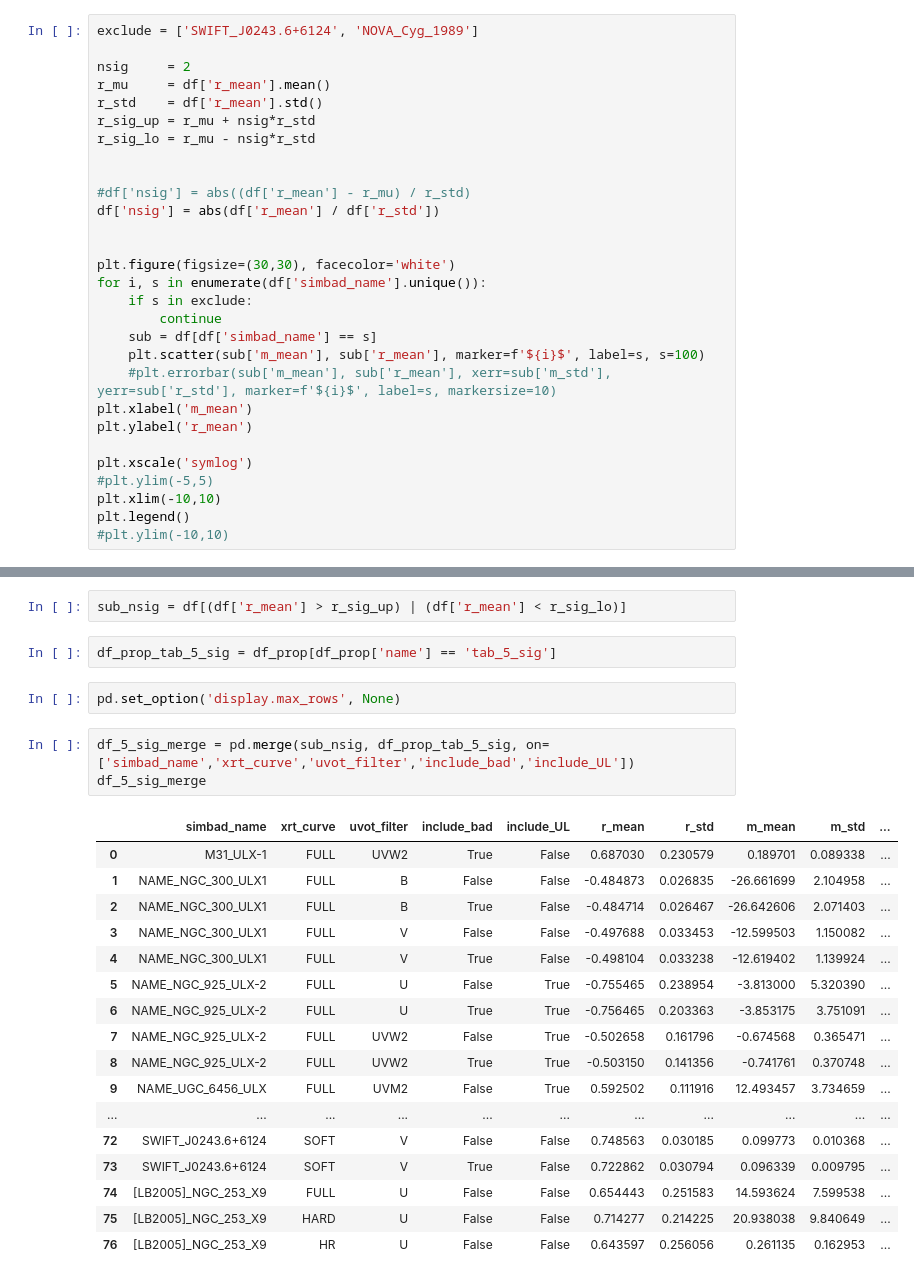
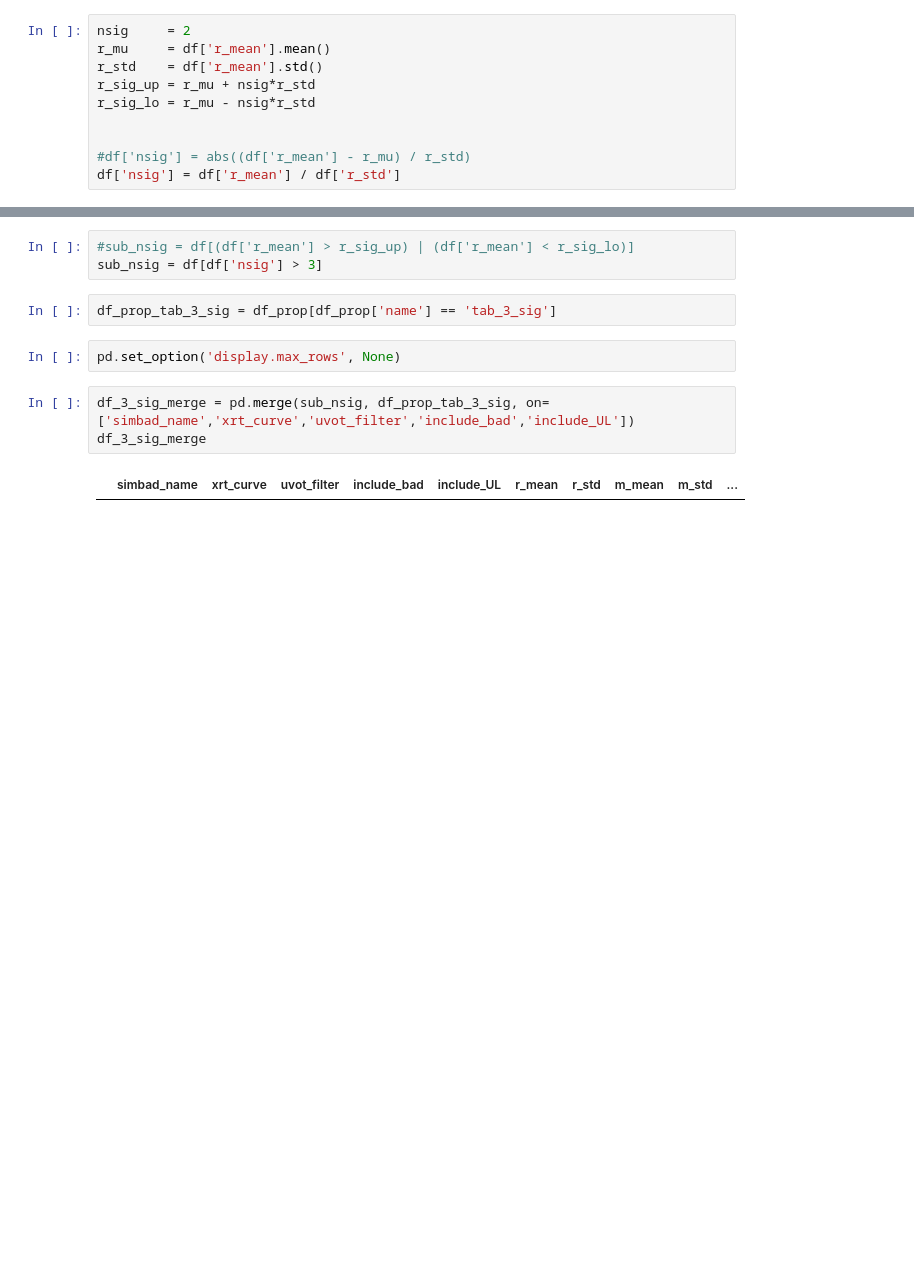
Before and after one commit to nx1/anticorr_data, a Jupyter notebook: notebooks/table_join_corr_mc_values_v2.ipynb, the cells around one changed output, grey strips where cells are left out. Drawn from its saved outputs; the diff is of its cells as text; blank space fills up the shorter version.

```diff
--- a/notebooks/table_join_corr_mc_values_v2.ipynb
+++ b/notebooks/table_join_corr_mc_values_v2.ipynb
@@ -107,7 +134,5 @@ df
 1019 rows × 11 columns
 # %%
-exclude = ['SWIFT_J0243.6+6124', 'NOVA_Cyg_1989']
-
 nsig     = 2
 r_mu     = df['r_mean'].mean()
 r_std    = df['r_mean'].std()
@@ -116,21 +141,4 @@ r_sig_lo = r_mu - nsig*r_std
 
 
 #df['nsig'] = abs((df['r_mean'] - r_mu) / r_std)
-df['nsig'] = abs(df['r_mean'] / df['r_std'])
-
-
-plt.figure(figsize=(30,30), facecolor='white')
-for i, s in enumerate(df['simbad_name'].unique()):
-    if s in exclude:
-        continue
-    sub = df[df['simbad_name'] == s]
-    plt.scatter(sub['m_mean'], sub['r_mean'], marker=f'${i}$', label=s, s=100)
-    #plt.errorbar(sub['m_mean'], sub['r_mean'], xerr=sub['m_std'], yerr=sub['r_std'], marker=f'${i}$', label=s, markersize=10)
-plt.xlabel('m_mean')
-plt.ylabel('r_mean')
-
-plt.xscale('symlog')
-#plt.ylim(-5,5)
-plt.xlim(-10,10)
-plt.legend()
-#plt.ylim(-10,10)
+df['nsig'] = df['r_mean'] / df['r_std']
@@ -140,27 +201,12 @@ plt.legend()
 # %%
-sub_nsig = df[(df['r_mean'] > r_sig_up) | (df['r_mean'] < r_sig_lo)]
+#sub_nsig = df[(df['r_mean'] > r_sig_up) | (df['r_mean'] < r_sig_lo)]
+sub_nsig = df[df['nsig'] > 3]
 # %%
-df_prop_tab_5_sig = df_prop[df_prop['name'] == 'tab_5_sig']
+df_prop_tab_3_sig = df_prop[df_prop['name'] == 'tab_3_sig']
 # %%
 pd.set_option('display.max_rows', None)
 # %%
-df_5_sig_merge = pd.merge(sub_nsig, df_prop_tab_5_sig, on=['simbad_name','xrt_curve','uvot_filter','include_bad','include_UL'])
-df_5_sig_merge
+df_3_sig_merge = pd.merge(sub_nsig, df_prop_tab_3_sig, on=['simbad_name','xrt_curve','uvot_filter','include_bad','include_UL'])
+df_3_sig_merge
 # %% [output]
 |  | simbad_name | xrt_curve | uvot_filter | include_bad | include_UL | r_mean | r_std | m_mean | m_std | ... |
-| 0 | M31_ULX-1 | FULL | UVW2 | True | False | 0.687030 | 0.230579 | 0.189701 | 0.089338 | ... |
-| 1 | NAME_NGC_300_ULX1 | FULL | B | False | False | -0.484873 | 0.026835 | -26.661699 | 2.104958 | ... |
-| 2 | NAME_NGC_300_ULX1 | FULL | B | True | False | -0.484714 | 0.026467 | -26.642606 | 2.071403 | ... |
-| 3 | NAME_NGC_300_ULX1 | FULL | V | False | False | -0.497688 | 0.033453 | -12.599503 | 1.150082 | ... |
-| 4 | NAME_NGC_300_ULX1 | FULL | V | True | False | -0.498104 | 0.033238 | -12.619402 | 1.139924 | ... |
-| 5 | NAME_NGC_925_ULX-2 | FULL | U | False | True | -0.755465 | 0.238954 | -3.813000 | 5.320390 | ... |
-| 6 | NAME_NGC_925_ULX-2 | FULL | U | True | True | -0.756465 | 0.203363 | -3.853175 | 3.751091 | ... |
-| 7 | NAME_NGC_925_ULX-2 | FULL | UVW2 | False | True | -0.502658 | 0.161796 | -0.674568 | 0.365471 | ... |
-| 8 | NAME_NGC_925_ULX-2 | FULL | UVW2 | True | True | -0.503150 | 0.141356 | -0.741761 | 0.370748 | ... |
-| 9 | NAME_UGC_6456_ULX | FULL | UVM2 | False | True | 0.592502 | 0.111916 | 12.493457 | 3.734659 | ... |
-| ... | ... | ... | ... | ... | ... | ... | ... | ... | ... | ... |
-| 72 | SWIFT_J0243.6+6124 | SOFT | V | False | False | 0.748563 | 0.030185 | 0.099773 | 0.010368 | ... |
-| 73 | SWIFT_J0243.6+6124 | SOFT | V | True | False | 0.722862 | 0.030794 | 0.096339 | 0.009795 | ... |
-| 74 | [LB2005]_NGC_253_X9 | FULL | U | False | False | 0.654443 | 0.251583 | 14.593624 | 7.599538 | ... |
-| 75 | [LB2005]_NGC_253_X9 | HARD | U | False | False | 0.714277 | 0.214225 | 20.938038 | 9.840649 | ... |
-| 76 | [LB2005]_NGC_253_X9 | HR | U | False | False | 0.643597 | 0.256056 | 0.261135 | 0.162953 | ... |
```
Also changed, not shown: parts of 12 cells of this notebook, 52 other files.
